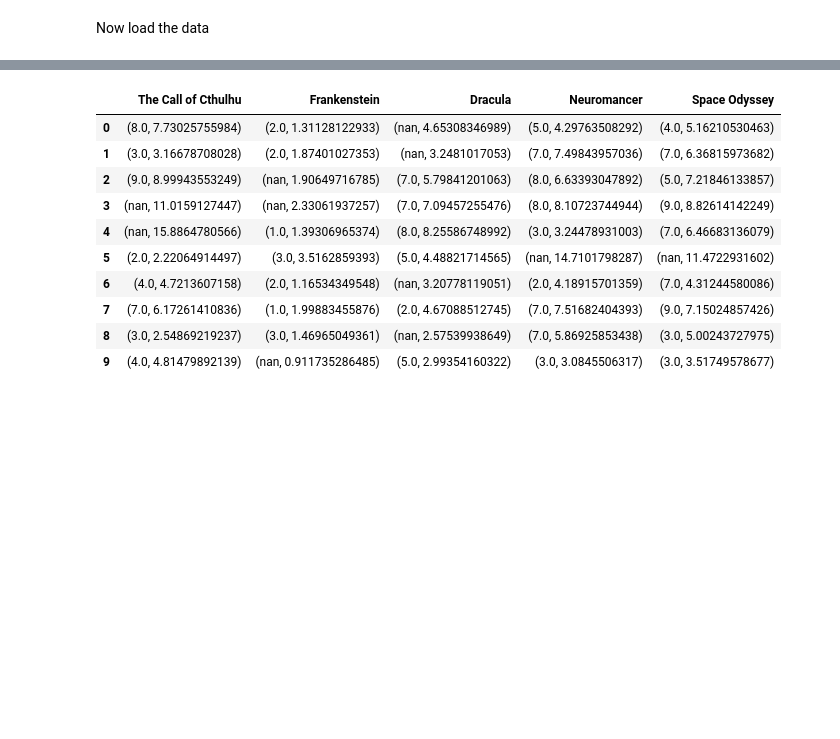
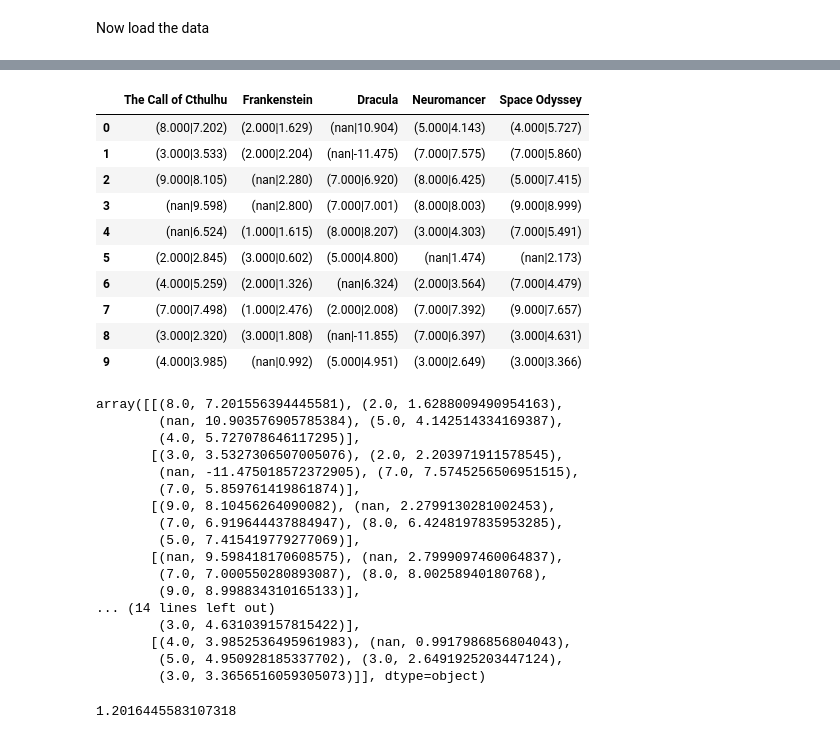
Before and after one commit to C-002/ce888labs, a Jupyter notebook: lab4_new/Rec_correct.ipynb, the cells around one changed output, grey strips where cells are left out. Cells and saved outputs as stored; diff of their text form; code cells hidden in the pictures; blank space fills up the shorter version.

```diff
--- a/lab4_new/Rec_correct.ipynb
+++ b/lab4_new/Rec_correct.ipynb
@@ -120,5 +120,5 @@ array([[  7.73 ,   1.311,   4.653,   4.298,   5.162],
 values = [zip(user_ratings[i], predictions[i]) for i in range(0,predictions.shape[0])]
 comparison_data = pd.DataFrame(values)
 comparison_data.columns = data.columns
-comparison_data.applymap(lambda (x,y): "(%2.3f|%2.3f)"%(x,y))
+comparison_data.applymap(lambda x: "(%2.3f|%2.3f)"%(x[0],x[1]))
 # %% [output]
@@ -126,17 +125,34 @@ SyntaxError: invalid syntax (<ipython-input-1-eefdbd657f59>, line 4)
+|  | The Call of Cthulhu | Frankenstein | Dracula | Neuromancer | Space Odyssey |
+| 0 | (8.000|7.202) | (2.000|1.629) | (nan|10.904) | (5.000|4.143) | (4.000|5.727) |
+| 1 | (3.000|3.533) | (2.000|2.204) | (nan|-11.475) | (7.000|7.575) | (7.000|5.860) |
+| 2 | (9.000|8.105) | (nan|2.280) | (7.000|6.920) | (8.000|6.425) | (5.000|7.415) |
+| 3 | (nan|9.598) | (nan|2.800) | (7.000|7.001) | (8.000|8.003) | (9.000|8.999) |
+| 4 | (nan|6.524) | (1.000|1.615) | (8.000|8.207) | (3.000|4.303) | (7.000|5.491) |
+| 5 | (2.000|2.845) | (3.000|0.602) | (5.000|4.800) | (nan|1.474) | (nan|2.173) |
+| 6 | (4.000|5.259) | (2.000|1.326) | (nan|6.324) | (2.000|3.564) | (7.000|4.479) |
+| 7 | (7.000|7.498) | (1.000|2.476) | (2.000|2.008) | (7.000|7.392) | (9.000|7.657) |
+| 8 | (3.000|2.320) | (3.000|1.808) | (nan|-11.855) | (7.000|6.397) | (3.000|4.631) |
+| 9 | (4.000|3.985) | (nan|0.992) | (5.000|4.951) | (3.000|2.649) | (3.000|3.366) |
 # %%
-comparison_data
+comparison_data.values
 # %% [output]
-|  | The Call of Cthulhu | Frankenstein | Dracula | Neuromancer | Space Odyssey |
-| 0 | (8.0, 7.73025755984) | (2.0, 1.31128122933) | (nan, 4.65308346989) | (5.0, 4.29763508292) | (4.0, 5.16210530463) |
-| 1 | (3.0, 3.16678708028) | (2.0, 1.87401027353) | (nan, 3.2481017053) | (7.0, 7.49843957036) | (7.0, 6.36815973682) |
-| 2 | (9.0, 8.99943553249) | (nan, 1.90649716785) | (7.0, 5.79841201063) | (8.0, 6.63393047892) | (5.0, 7.21846133857) |
-| 3 | (nan, 11.0159127447) | (nan, 2.33061937257) | (7.0, 7.09457255476) | (8.0, 8.10723744944) | (9.0, 8.82614142249) |
-| 4 | (nan, 15.8864780566) | (1.0, 1.39306965374) | (8.0, 8.25586748992) | (3.0, 3.24478931003) | (7.0, 6.46683136079) |
-| 5 | (2.0, 2.22064914497) | (3.0, 3.5162859393) | (5.0, 4.48821714565) | (nan, 14.7101798287) | (nan, 11.4722931602) |
-| 6 | (4.0, 4.7213607158) | (2.0, 1.16534349548) | (nan, 3.20778119051) | (2.0, 4.18915701359) | (7.0, 4.31244580086) |
-| 7 | (7.0, 6.17261410836) | (1.0, 1.99883455876) | (2.0, 4.67088512745) | (7.0, 7.51682404393) | (9.0, 7.15024857426) |
-| 8 | (3.0, 2.54869219237) | (3.0, 1.46965049361) | (nan, 2.57539938649) | (7.0, 5.86925853438) | (3.0, 5.00243727975) |
-| 9 | (4.0, 4.81479892139) | (nan, 0.911735286485) | (5.0, 2.99354160322) | (3.0, 3.0845506317) | (3.0, 3.51749578677) |
+array([[(8.0, 7.201556394445581), (2.0, 1.6288009490954163),
+        (nan, 10.903576905785384), (5.0, 4.142514334169387),
+        (4.0, 5.727078646117295)],
+       [(3.0, 3.5327306507005076), (2.0, 2.203971911578545),
+        (nan, -11.475018572372905), (7.0, 7.5745256506951515),
+        (7.0, 5.859761419861874)],
+       [(9.0, 8.10456264090082), (nan, 2.2799130281002453),
+        (7.0, 6.919644437884947), (8.0, 6.4248197835953285),
+        (5.0, 7.415419779277069)],
+       [(nan, 9.598418170608575), (nan, 2.7999097460064837),
+        (7.0, 7.000550280893087), (8.0, 8.00258940180768),
+        (9.0, 8.998834310165133)],
+... (14 lines left out)
+        (3.0, 4.631039157815422)],
+       [(4.0, 3.9852536495961983), (nan, 0.9917986856804043),
+        (5.0, 4.950928185337702), (3.0, 2.6491925203447124),
+        (3.0, 3.3656516059305073)]], dtype=object)
 # %%
 d = comparison_data.to_latex()
 text_file = open("comparison.txt", "w")
@@ -144,0 +168,4 @@ text_file.close()
+# %%
+mse
+# %% [output]
+1.2016445583107318
```
Also changed, not shown: parts of 7 cells of this notebook, 7 other files.
